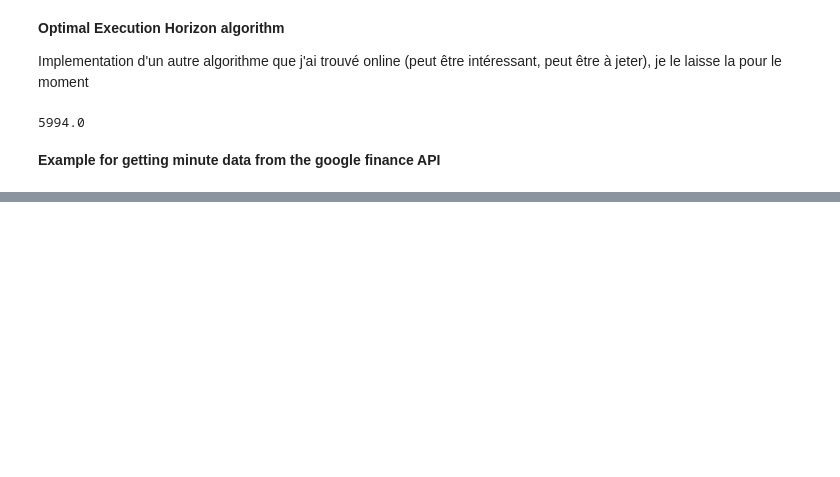
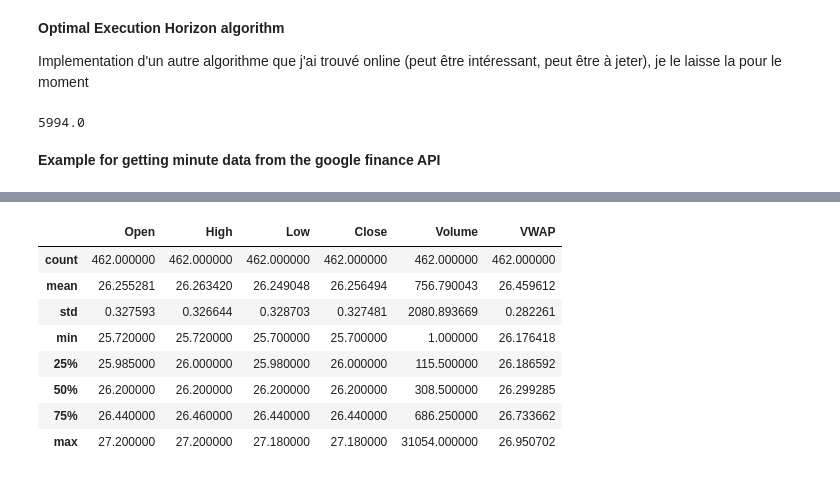
Before and after one commit to maximelefebvre/electronic_markets, a Jupyter notebook: Electronic markets.ipynb, the cells around one changed output, grey strips where cells are left out. Drawn from its saved outputs; the diff is of its cells as text; code cells hidden in the pictures; blank space fills up the shorter version.

```diff
--- a/Electronic markets.ipynb
+++ b/Electronic markets.ipynb
@@ -649,0 +667,12 @@ f.head()
+# %%
+f.describe()
+# %% [output]
+|  | Open | High | Low | Close | Volume | VWAP |
+| count | 462.000000 | 462.000000 | 462.000000 | 462.000000 | 462.000000 | 462.000000 |
+| mean | 26.255281 | 26.263420 | 26.249048 | 26.256494 | 756.790043 | 26.459612 |
+| std | 0.327593 | 0.326644 | 0.328703 | 0.327481 | 2080.893669 | 0.282261 |
+| min | 25.720000 | 25.720000 | 25.700000 | 25.700000 | 1.000000 | 26.176418 |
+| 25% | 25.985000 | 26.000000 | 25.980000 | 26.000000 | 115.500000 | 26.186592 |
+| 50% | 26.200000 | 26.200000 | 26.200000 | 26.200000 | 308.500000 | 26.299285 |
+| 75% | 26.440000 | 26.460000 | 26.440000 | 26.440000 | 686.250000 | 26.733662 |
+| max | 27.200000 | 27.200000 | 27.180000 | 27.180000 | 31054.000000 | 26.950702 |
```
Also changed, not shown: parts of 22 cells of this notebook.
